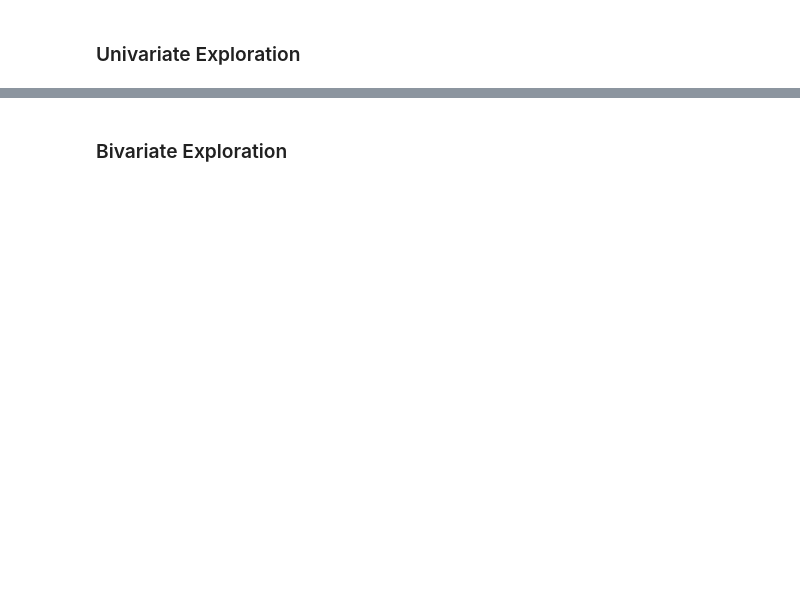
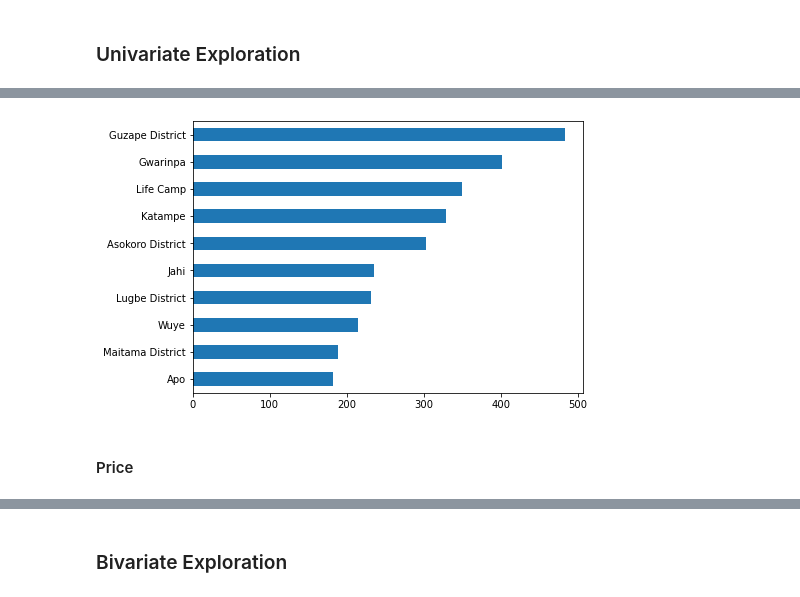
Before and after one commit to Viiktree/Real-Estate-project, a Jupyter notebook: Real estate EDA.ipynb, the cells around one changed output, grey strips where cells are left out. Cells and saved outputs as stored; diff of their text form; code cells hidden in the pictures; blank space fills up the shorter version.

```diff
--- a/Real estate EDA.ipynb
+++ b/Real estate EDA.ipynb
@@ -65 +140,9 @@ df[df.duplicated()].shape
+# %%
+# Plotting counts of houses for sale in different locations
+plt.figure(figsize=[7,5])
+df['Location'].value_counts().head(10).plot(kind='barh').invert_yaxis()
+# %% [output]
+[figure, added]
+# %% [markdown]
+#### Price
 # %%
```
Also changed, not shown: parts of 46 cells of this notebook, 1 other file.
